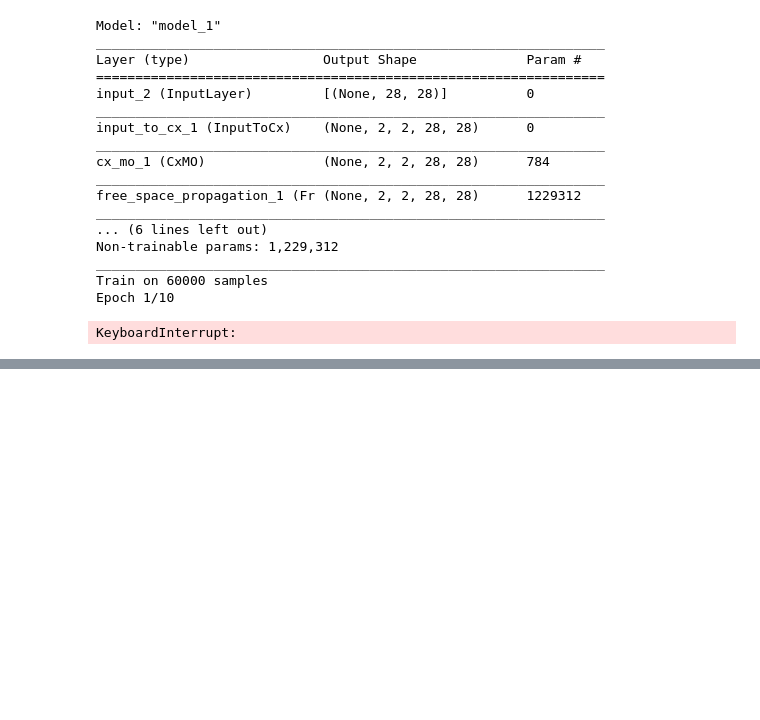
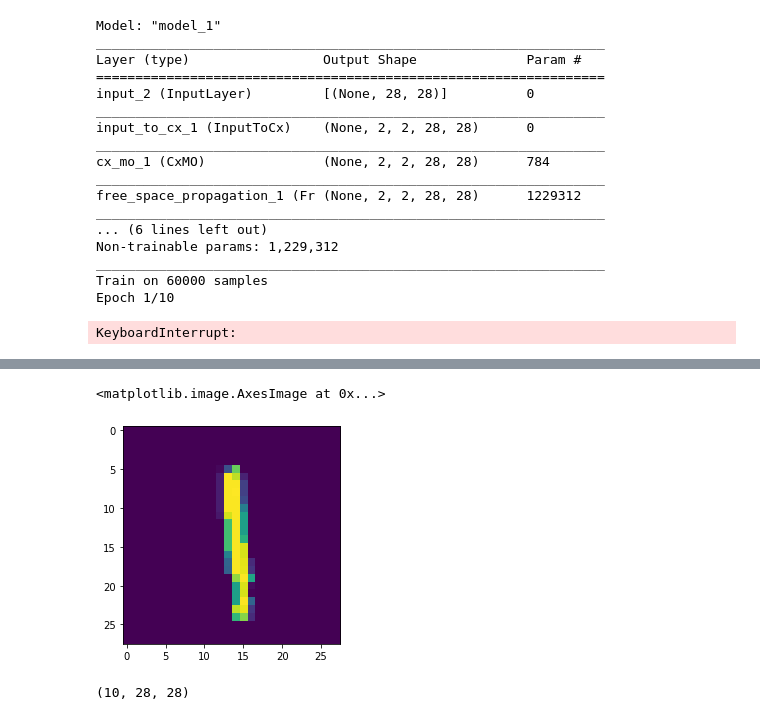
Before and after one commit to fftakumi/MOD2NN, a Jupyter notebook: model.ipynb, the cells around one changed output, grey strips where cells are left out. Saved outputs shown, nothing was run; the diff lists cells and outputs as text; code cells hidden in the pictures; blank space fills up the shorter version.

```diff
--- a/model.ipynb
+++ b/model.ipynb
@@ -452,3 +418,12 @@ for i in range(len(activations) - 2):
     for j in range(num):
         intensity = tf.sqrt(layer_activation[j, 0, :, :] ** 2 + layer_activation[j, 1, :, :] ** 2)
         axes[j, i].imshow(intensity)
+# %%
+train_num = 10
+test_num = 10
+total = train_num + test_num
+train_data = {}
+test_data = {}
+for i in range(10):
+  train_data[str(i)] = x_train[np.where(y_train[:1000] == i)][0:train_num]
+  test_data[str(i)] = x_test[np.where(y_test[:1000] == i)][0:test_num]
@@ -454,0 +458,10 @@ for i in range(len(activations) - 2):
+# %%
+plt.imshow(train_data["1"][2, :, :])
+# %% [output]
+<matplotlib.image.AxesImage at 0x...>
+[figure, added]
+# %%
+pred = model.predict((train_data["5"]))
+pred.shape
+# %% [output]
+(10, 28, 28)
```
Also changed, not shown: parts of 8 cells of this notebook.
